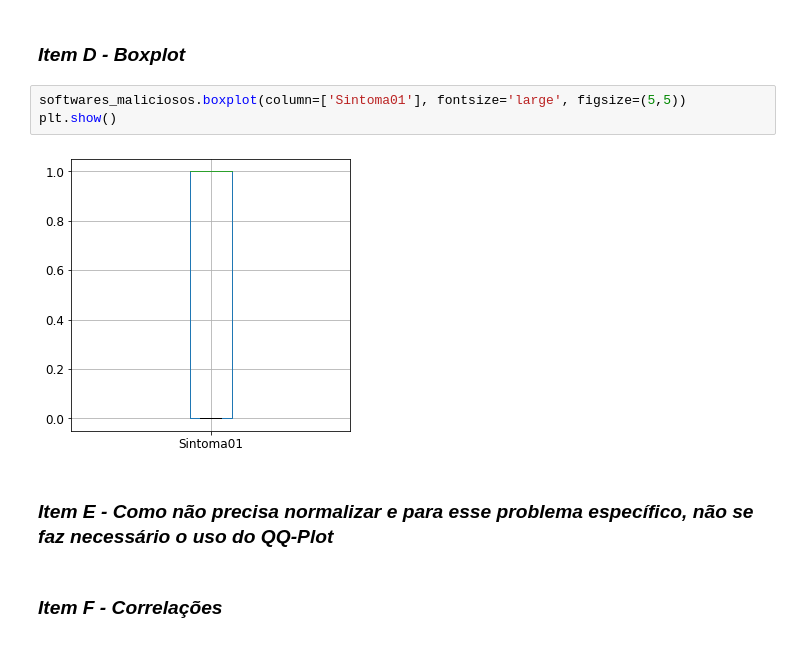
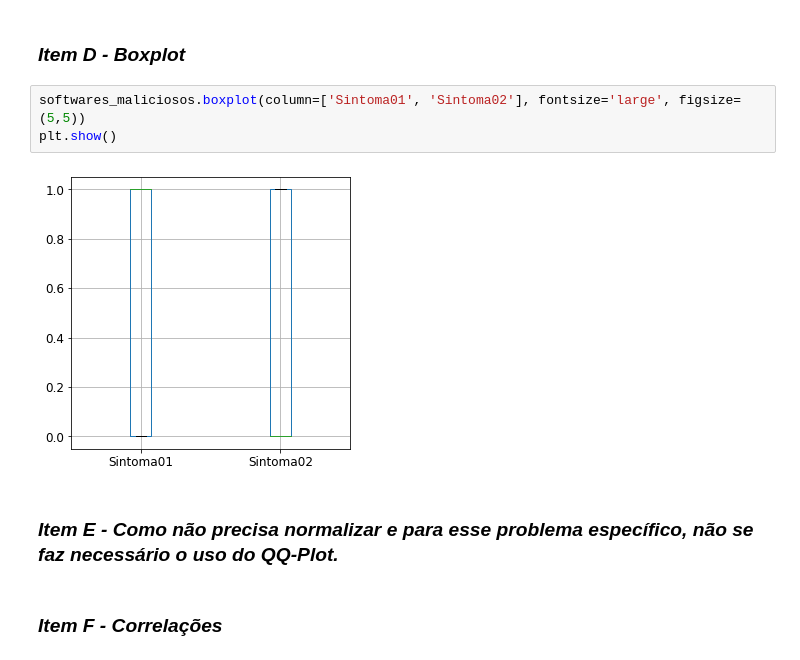
Before and after one commit to daviolp/Web-Scraping-Trab02-Davi, a Jupyter notebook: Analise_dos_Dados/Analise_dos_Dados.ipynb, the cells around one changed output. Cells and saved outputs as stored; diff of their text form.

```diff
--- a/Analise_dos_Dados/Analise_dos_Dados.ipynb
+++ b/Analise_dos_Dados/Analise_dos_Dados.ipynb
@@ -154,12 +174,12 @@ softwares_maliciosos.hist(ax=ax);
 # %% [markdown]
 ### ***Item D - Boxplot***
 # %%
-softwares_maliciosos.boxplot(column=['Sintoma01'], fontsize='large', figsize=(5,5))
+softwares_maliciosos.boxplot(column=['Sintoma01', 'Sintoma02'], fontsize='large', figsize=(5,5))
 plt.show()
 # %% [output]
-[figure, old version]
+[figure, new version]
 # %% [markdown]
-### ***Item E - Como não precisa normalizar e para esse problema específico, não se faz necessário o uso do QQ-Plot***
+### ***Item E - Como não precisa normalizar e para esse problema específico, não se faz necessário o uso do QQ-Plot.***
 # %% [markdown]
 ### ***Item F - Correlações***
 # %%
```
Also changed, not shown: parts of 13 cells of this notebook, 1 other file.
